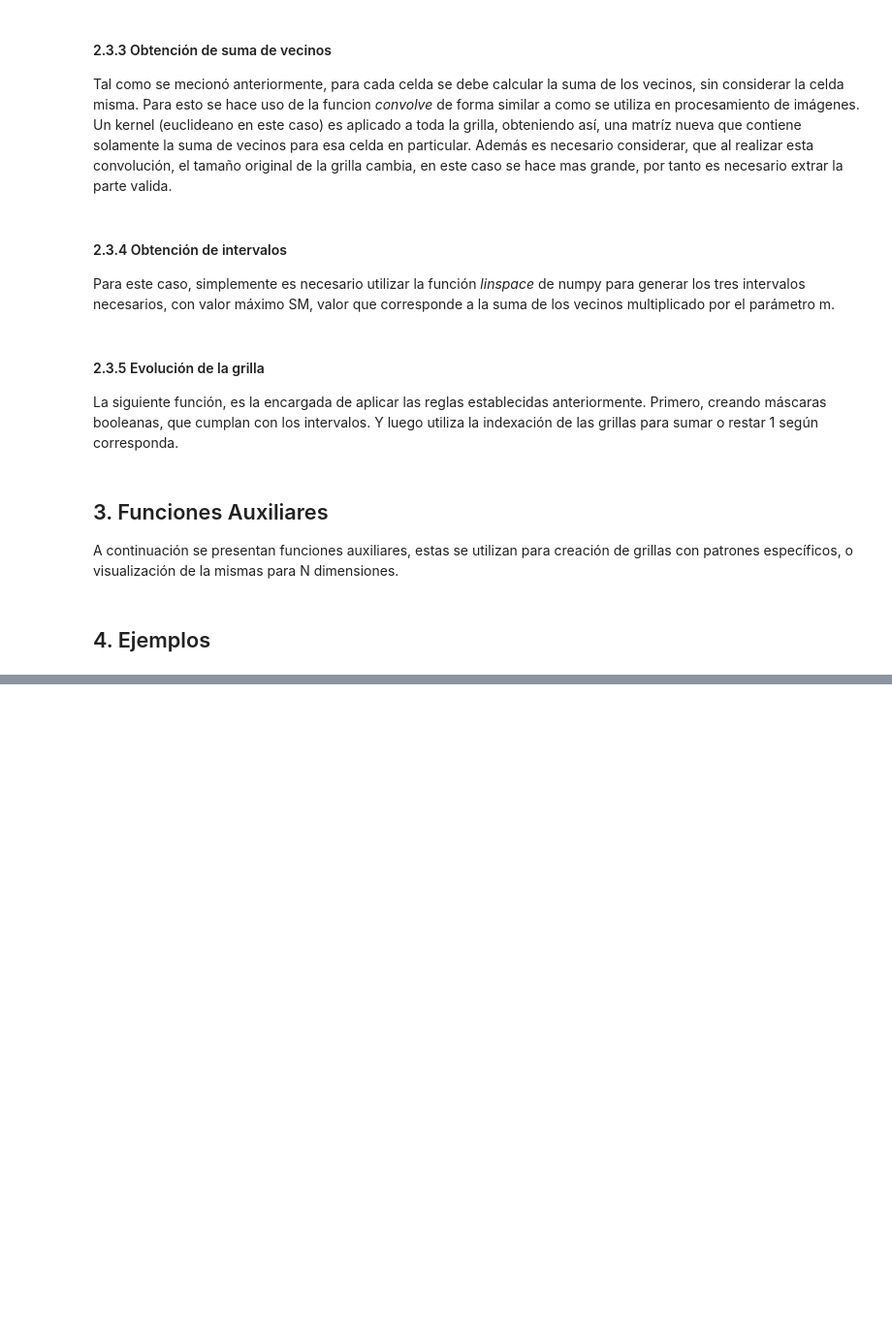
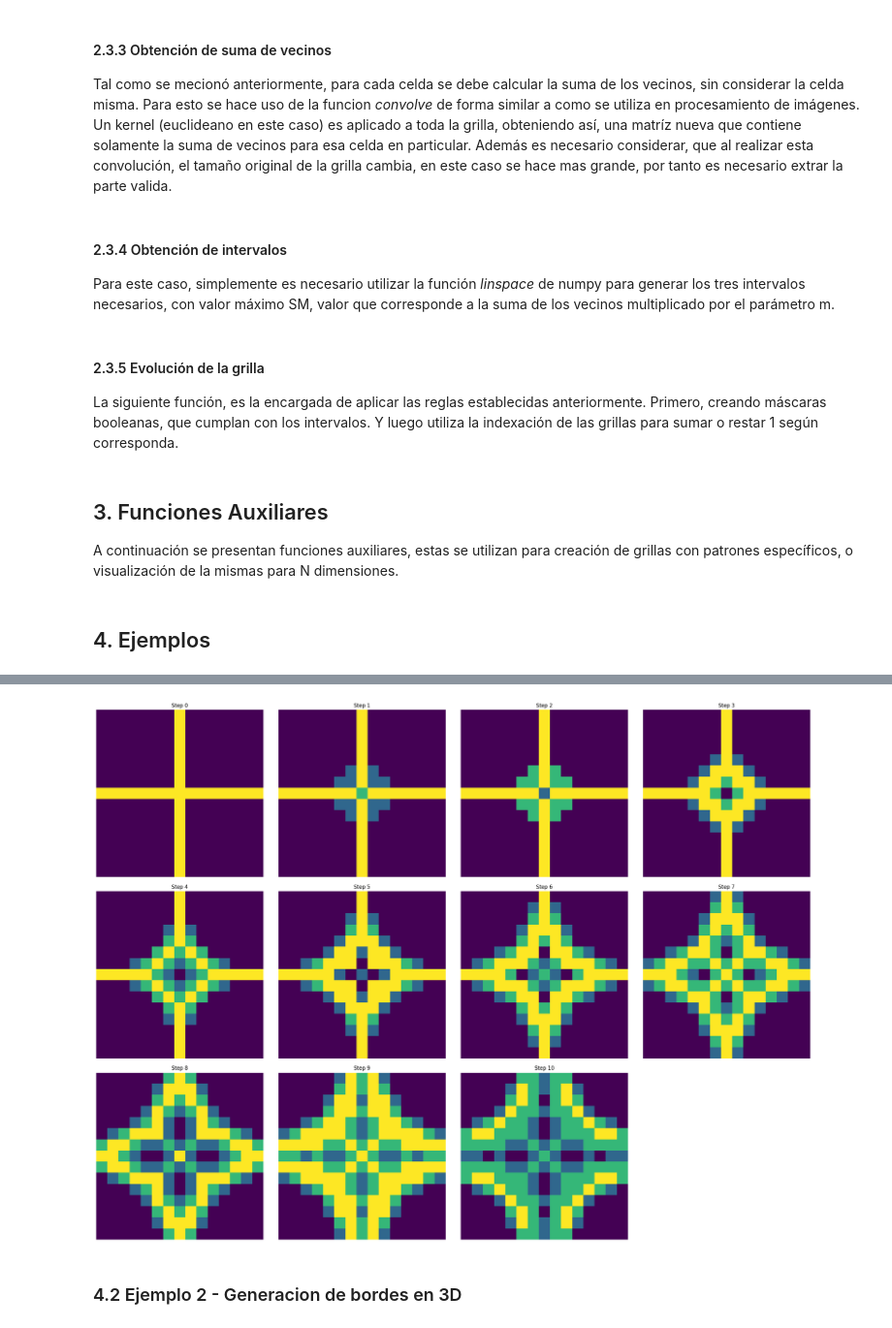
Before and after one commit to Mieres7/Comp.-Cientifica, a Jupyter notebook: Terea1/v3.ipynb, the cells around one changed output, grey strips where cells are left out. Shown: that part at 97% size. Drawn from its saved outputs; the diff is of its cells as text; code cells hidden in the pictures; blank space fills up the shorter version.

Commit message:
ejemplos

```diff
--- a/Terea1/v3.ipynb
+++ b/Terea1/v3.ipynb
@@ -1017,0 +865,3 @@ def plot_images_wrap(arrays, cmap='viridis', images_per_row=4):
+# %%
+%%time
+ex1_2 = visualize_automaton(grid.tolist(), m, r, iterations=10, show=False, mode='iterative')
@@ -1017,0 +871,6 @@ def plot_images_wrap(arrays, cmap='viridis', images_per_row=4):
+# %%
+plot_images_wrap(ex1_2)
+# %% [output]
+[figure, added]
+# %% [markdown]
+### 4.2 Ejemplo 2 - Generacion de bordes en 3D
```
Also changed, not shown: parts of 39 cells of this notebook.
